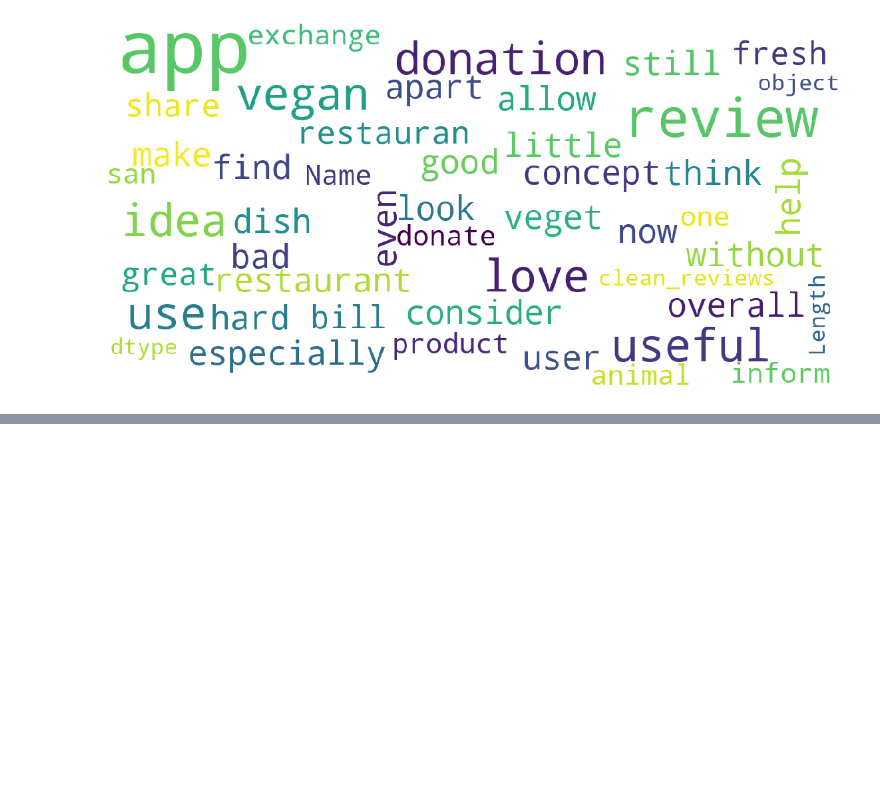
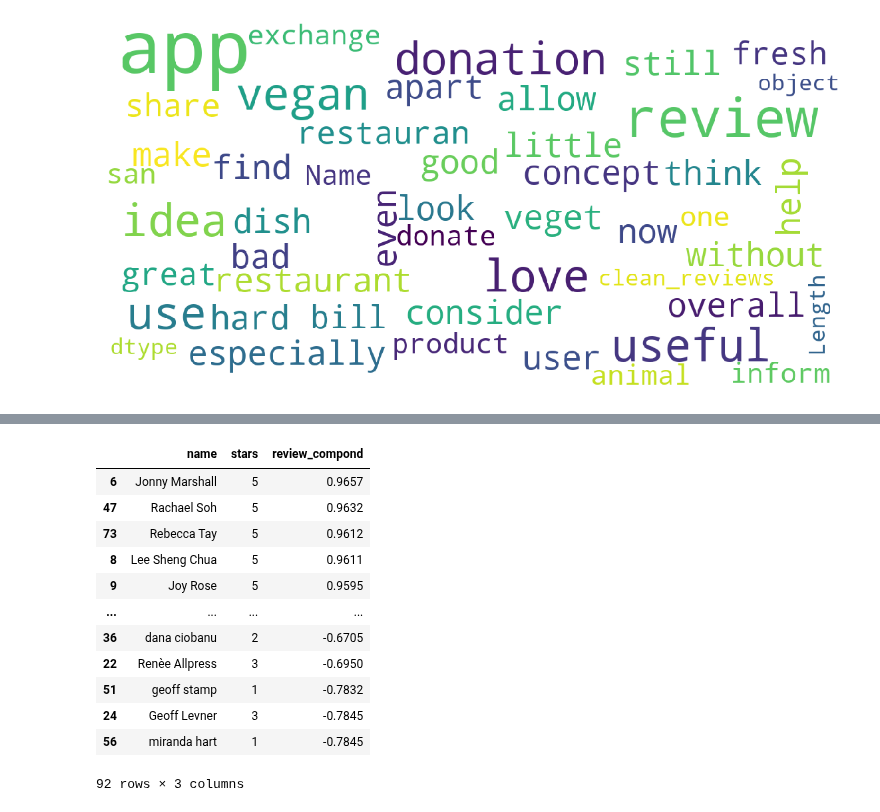
Before and after one commit to ravi-gopalan/DAND_Data_Wrangling, a Jupyter notebook: scrape.ipynb, the cells around one changed output, grey strips where cells are left out. Cells and saved outputs as stored; diff of their text form; code cells hidden in the pictures; blank space fills up the shorter version.

```diff
--- a/scrape.ipynb
+++ b/scrape.ipynb
@@ -695,0 +602,16 @@ show_wordcloud(df_full['clean_reviews'])
+# %%
+df_full[['name','stars','review_compond']].sort_values(['review_compond'],ascending=False)
+# %% [output]
+|  | name | stars | review_compond |
+| 6 | Jonny Marshall | 5 | 0.9657 |
+| 47 | Rachael Soh | 5 | 0.9632 |
+| 73 | Rebecca Tay | 5 | 0.9612 |
+| 8 | Lee Sheng Chua | 5 | 0.9611 |
+| 9 | Joy Rose | 5 | 0.9595 |
+| ... | ... | ... | ... |
+| 36 | dana ciobanu | 2 | -0.6705 |
+| 22 | Renèe Allpress | 3 | -0.6950 |
+| 51 | geoff stamp | 1 | -0.7832 |
+| 24 | Geoff Levner | 3 | -0.7845 |
+| 56 | miranda hart | 1 | -0.7845 |
+92 rows × 3 columns
```
Also changed, not shown: parts of 22 cells of this notebook.
